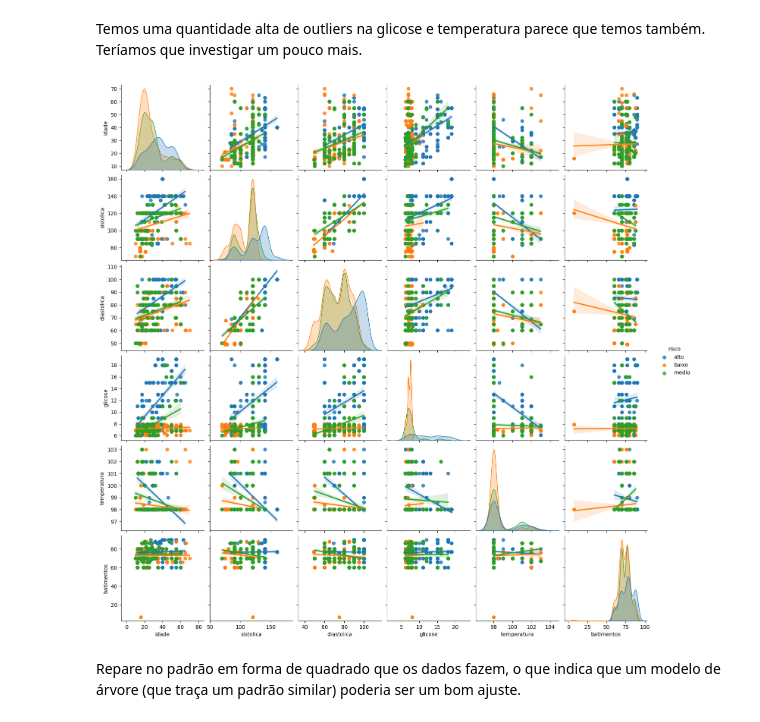
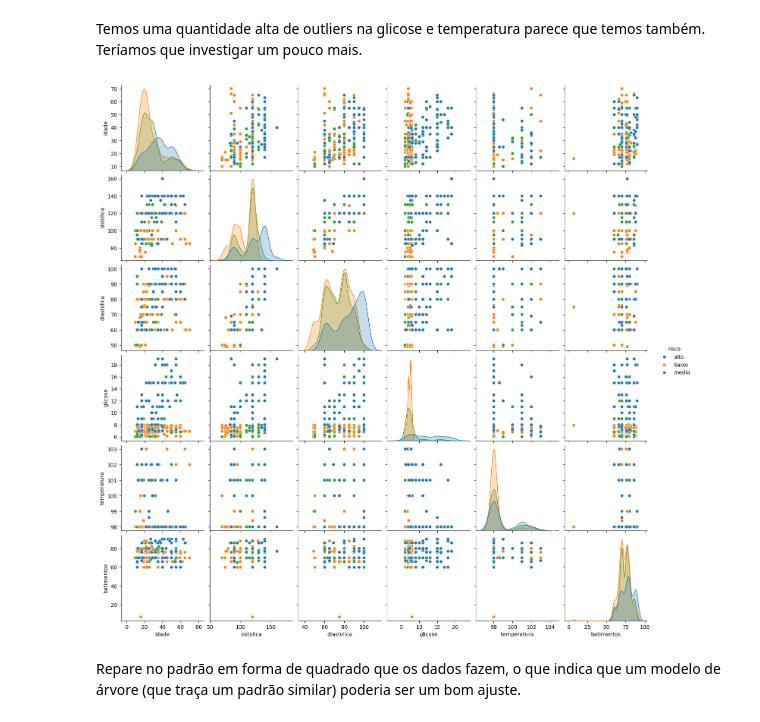
Before and after one commit to cassiasamp/build_with_ai_ws, a Jupyter notebook: notebooks/analise_exploratoria_risco_maternal.ipynb, the cells around one changed output. Drawn from its saved outputs; the diff is of its cells as text; code cells hidden in the pictures.

```diff
--- a/notebooks/analise_exploratoria_risco_maternal.ipynb
+++ b/notebooks/analise_exploratoria_risco_maternal.ipynb
@@ -133,9 +134,9 @@ sns.boxplot(data=df['glicose'], orient='h');
 Temos uma quantidade alta de outliers na glicose e temperatura parece que temos também. Teríamos que investigar um pouco mais.
 # %%
 # com esse gráfico conseguimos ver a relação coluna por coluna (ele demora um pouco para carregar)
-sns.pairplot(data=df, hue='risco', kind='reg');
+sns.pairplot(data=df, hue='risco');
 # %% [output]
-[figure, old version]
+[figure, new version]
 # %% [markdown]
 Repare no padrão em forma de quadrado que os dados fazem, o que indica que um modelo de árvore (que traça um padrão similar) poderia ser um bom ajuste.
 # %% [markdown]
```
Also changed, not shown: parts of 1 cell of this notebook.
